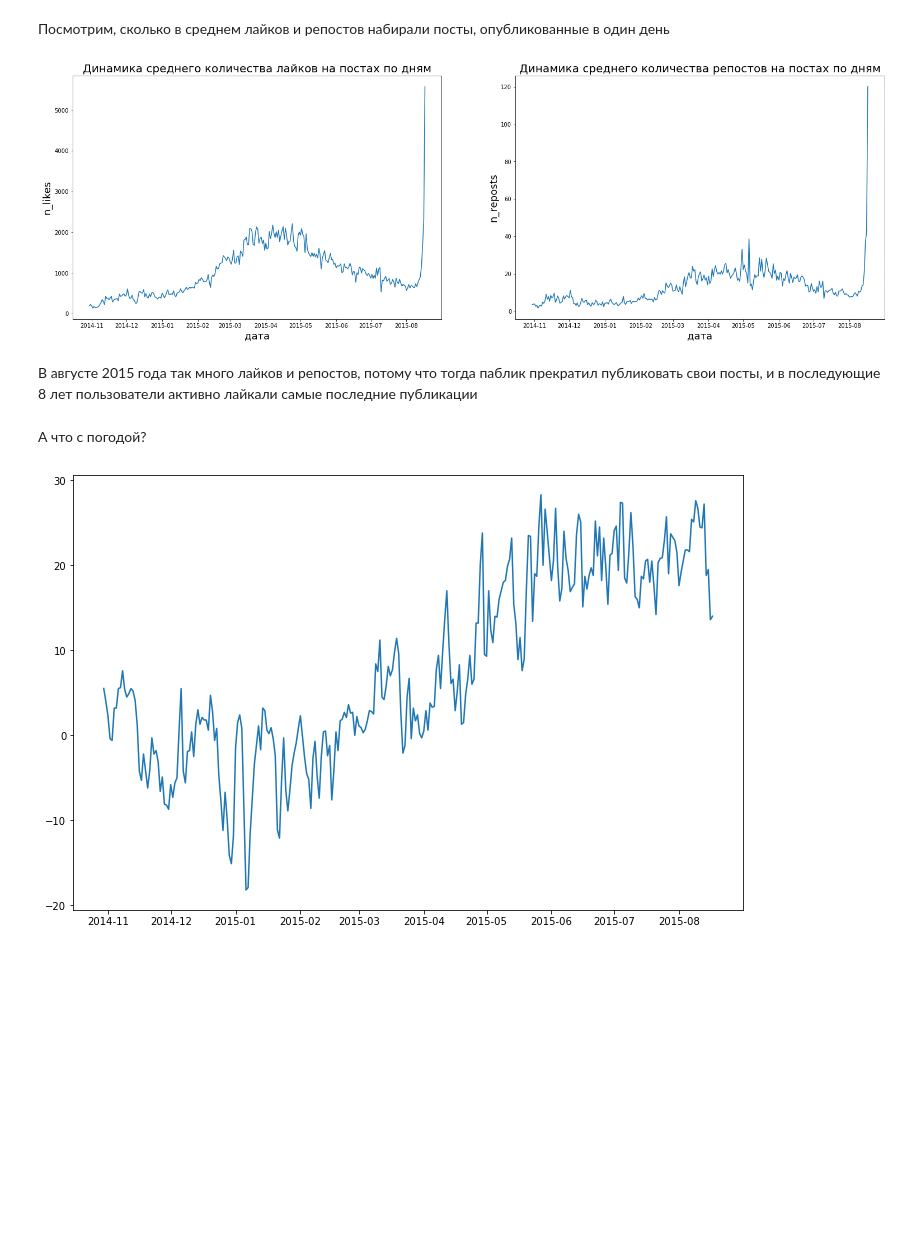
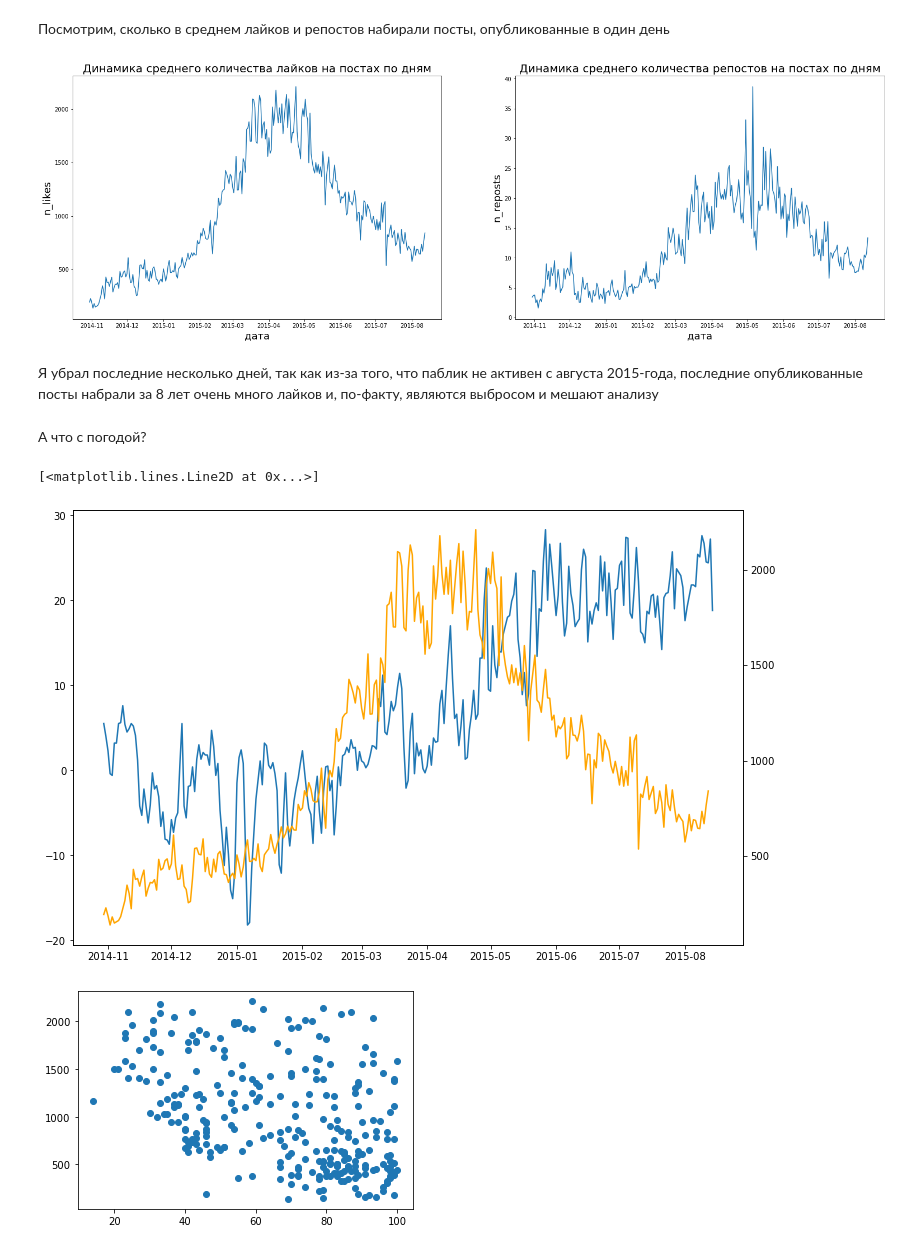
Before and after one commit to Pash1i/andan_2023_project, a Jupyter notebook: EDA_and_hypothesis_testing.ipynb, the cells around one changed output. Saved outputs shown, nothing was run; the diff lists cells and outputs as text; code cells hidden in the pictures; blank space fills up the shorter version.

```diff
--- a/EDA_and_hypothesis_testing.ipynb
+++ b/EDA_and_hypothesis_testing.ipynb
@@ -208,24 +209,32 @@ data_weather_12.date = data_weather_12.date.apply(datetimer)
 # %%
 fig, ax = plt.subplots(ncols = 2,figsize = (26,8))
 
-ax[0].plot(data_no_stopwords.groupby(by = 'date').n_likes.mean().index, data_no_stopwords.groupby(by = 'date').n_likes.mean().values)
+ax[0].plot(data_no_stopwords.groupby(by = 'date').n_likes.mean().index[:287], data_no_stopwords.groupby(by = 'date').n_likes.mean().values[:287])
 ax[0].set_xlabel('дата', fontsize = 18)
 ax[0].set_ylabel('n_likes', fontsize = 18)
 ax[0].set_title('Динамика среднего количества лайков на постах по дням', fontsize = 20);
 
-ax[1].plot(data_no_stopwords.groupby(by = 'date').n_reposts.mean().index, data_no_stopwords.groupby(by = 'date').n_reposts.mean().values)
+ax[1].plot(data_no_stopwords.groupby(by = 'date').n_reposts.mean().index[:287], data_no_stopwords.groupby(by = 'date').n_reposts.mean().values[:287])
 ax[1].set_xlabel('дата', fontsize = 18)
 ax[1].set_ylabel('n_reposts', fontsize = 18)
 ax[1].set_title('Динамика среднего количества репостов на постах по дням', fontsize = 20);
 # %% [output]
-[figure, old version]
+[figure, new version]
-# %% [markdown]
-В августе 2015 года так много лайков и репостов, потому что тогда паблик прекратил публиковать свои посты, и в последующие 8 лет пользователи активно лайкали самые последние публикации
+# %% [markdown]
+Я убрал последние несколько дней, так как из-за того, что паблик не активен с августа 2015-года, последние опубликованные посты набрали за 8 лет очень много лайков и, по-факту, являются выбросом и мешают анализу
 # %% [markdown]
 А что с погодой?
+# %%
+fig,ax1 = plt.subplots(figsize = (12,8))
+ax1.plot(data_weather_12.groupby('date').mean()['T'].index[:287], data_weather_12.groupby('date').mean()['T'].values[:287])
+
+ax2 = ax1.twinx()
+ax2.plot(data_no_stopwords.groupby(by = 'date').n_likes.mean().index[:287], data_no_stopwords.groupby(by = 'date').n_likes.mean().values[:287], color = 'orange')
+# %% [output]
+[<matplotlib.lines.Line2D at 0x...>]
+[figure, added]
 # %%
-plt.figure(figsize = (12,8))
-plt.plot(data_weather_12.groupby('date').mean()['T'].index, data_weather_12.groupby('date').mean()['T'].values);
+plt.scatter(data_weather_12.groupby('date').mean()['U'].values[:287], data_no_stopwords.groupby(by = 'date').n_likes.mean().values[:287]);
 # %% [output]
-[figure, old version]
+[figure, new version]
 # %%
```
Also changed, not shown: parts of 2 cells of this notebook.
